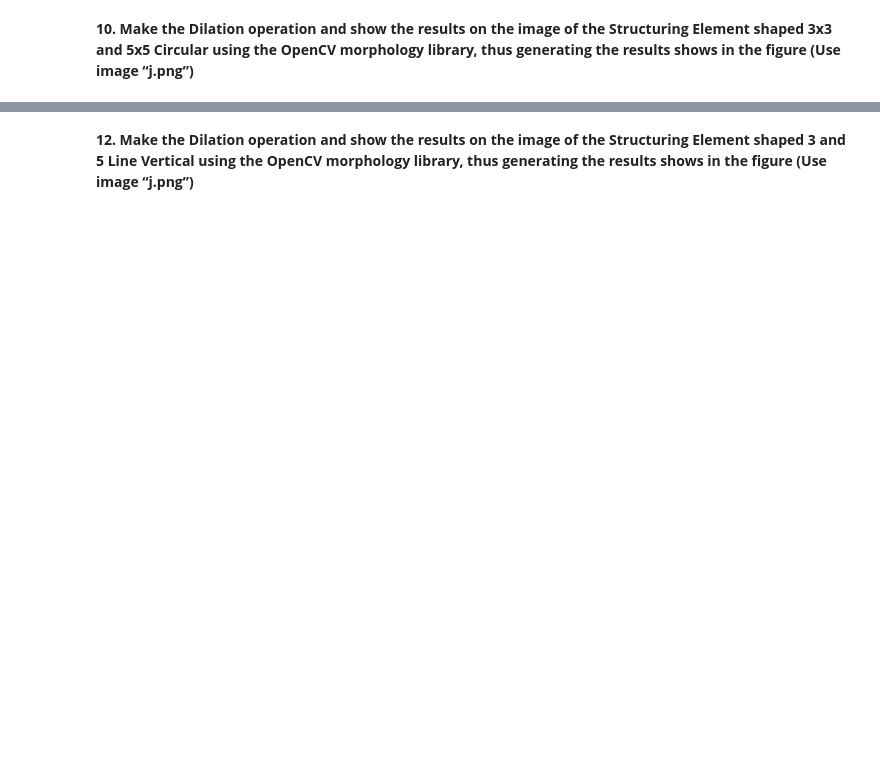
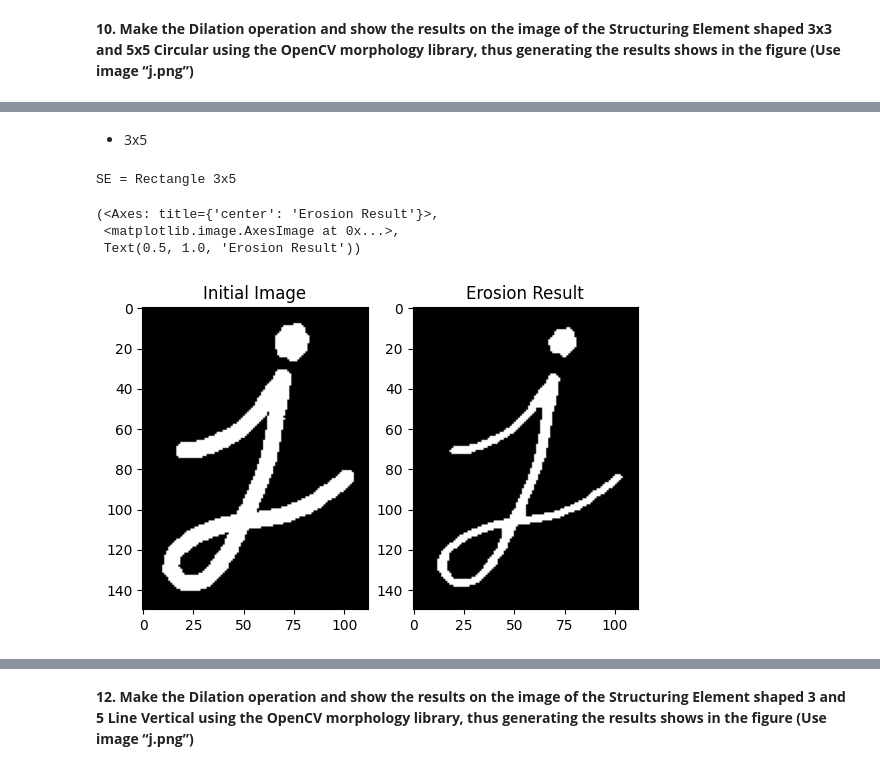
Before and after one commit to faradishaldina/Faradisha_PCVK, a Jupyter notebook: Jobsheet_9.ipynb, the cells around one changed output, grey strips where cells are left out. Saved outputs shown, nothing was run; the diff lists cells and outputs as text; code cells hidden in the pictures; blank space fills up the shorter version.

```diff
--- a/Jobsheet_9.ipynb
+++ b/Jobsheet_9.ipynb
@@ -144 +190,17 @@ Element shaped 3x3 and 5x5 Rectangle using the OpenCV morphology library, thus
 generating the results shows in the figure (Use image “j.png”)**
+# %% [markdown]
+- 3x5
+# %%
+kernel = cv.getStructuringElement(cv.MORPH_RECT,(3,5))
+erosion = cv.erode(img, kernel, iterations = 1)
+
+print("SE = Rectangle 3x5")
+
+plt.subplot(121), plt.imshow(img), plt.title('Initial Image')
+plt.subplot(122), plt.imshow(erosion), plt.title('Erosion Result')
+# %% [output]
+SE = Rectangle 3x5
+(<Axes: title={'center': 'Erosion Result'}>,
+ <matplotlib.image.AxesImage at 0x...>,
+ Text(0.5, 1.0, 'Erosion Result'))
+[figure, added]
```
Also changed, not shown: parts of 26 cells of this notebook.
